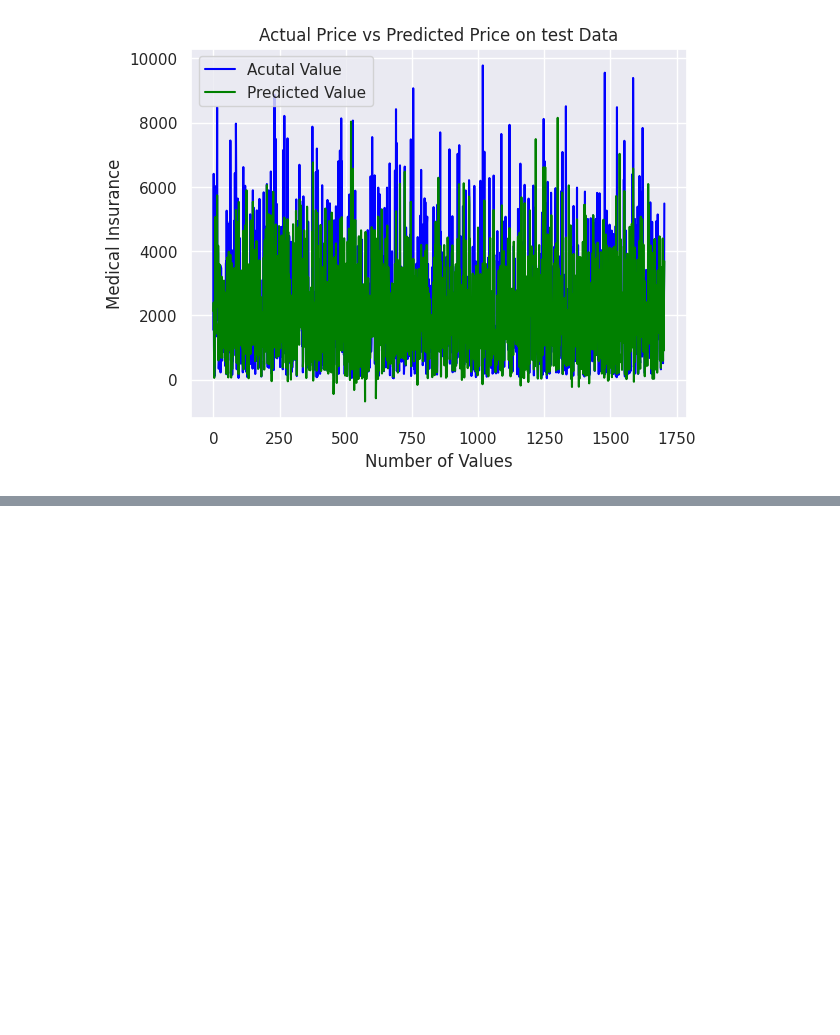
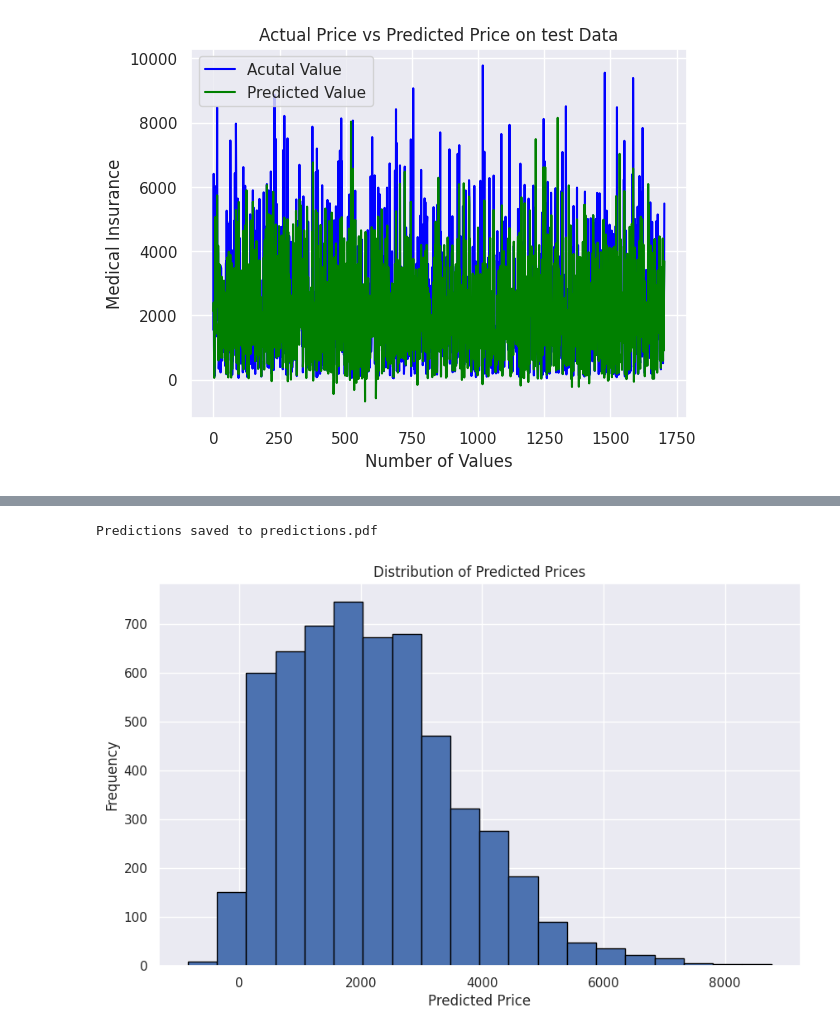
Before and after one commit to hkumi/Be12pp-simulation, a Jupyter notebook: Project_12__Big_Mart_Sales.ipynb, the cells around one changed output, grey strips where cells are left out. Saved outputs shown, nothing was run; the diff lists cells and outputs as text; code cells hidden in the pictures; blank space fills up the shorter version.

```diff
--- a/Project_12__Big_Mart_Sales.ipynb
+++ b/Project_12__Big_Mart_Sales.ipynb
@@ -433,0 +612,2 @@ plt.show()
+# %%
+test_data["Item_Identifier"] = encoder.fit_transform(test_data['Item_Identifier'])
@@ -433,0 +623,7 @@ plt.show()
+# %%
+test_data["Item_Fat_Content"] = encoder.fit_transform(test_data['Item_Fat_Content'])
+test_data["Item_Type"] = encoder.fit_transform(test_data['Item_Type'])
+test_data["Outlet_Identifier"] = encoder.fit_transform(test_data['Outlet_Identifier'])
+test_data["Outlet_Size"] = encoder.fit_transform(test_data['Outlet_Size'])
+test_data["Outlet_Location_Type"] = encoder.fit_transform(test_data['Outlet_Location_Type'])
+test_data["Outlet_Type"] = encoder.fit_transform(test_data['Outlet_Type'])
@@ -433,0 +639,64 @@ plt.show()
+# %%
+
+
+
+# Drop the 'Class' column (target column) to get only the features
+input_data = test_data.values  # Use only features for prediction
+
+# Make predictions for each instance
+predictions = []
+
+for row in input_data:
+    # Reshape each instance for the model
+    input_data_as_numpy_array = np.asarray(row).reshape(1, -1)
+
+    # Make a prediction
+    prediction = model.predict(input_data_as_numpy_array)
+
+    predictions.append(prediction[0])  # Append the actual prediction value, not 'price'
+
+# PDF Generation
+class PDF(FPDF):
+    def header(self):
+        self.set_font('Arial', 'B', 12)
+        self.cell(0, 10, 'BigMart Sales Predictions', 0, 1, 'C')
+
+    def footer(self):
+        self.set_y(-15)
+        self.set_font('Arial', 'I', 8)
+        self.cell(0, 10, f'Page {self.page_no()}', 0, 0, 'C')
+
+    def add_prediction(self, index, prediction):
+        self.set_font('Arial', '', 12)
+        self.cell(0, 10, f'{index + 1}. Predicted Price: ${prediction}', 0, 1)
+
+# Create a PDF object
+pdf = PDF()
+pdf.add_page()
+
+# Add predictions to the PDF
+for i, prediction in enumerate(predictions):
+    pdf.add_prediction(i, prediction)
+
+# Save the PDF file
+pdf_output_path = 'predictions.pdf'
+pdf.output(pdf_output_path)
+print(f"Predictions saved to {pdf_output_path}")
+# %% [output]
+Predictions saved to predictions.pdf
+# %%
+# Assuming `predictions` contains the predicted prices
+plt.figure(figsize=(10, 6))  # Adjust figure size if necessary
+
+# Create a histogram of predictions
+plt.hist(predictions, bins=20, color='b', edgecolor='black')
+
+# Adding title and labels
+plt.title('Distribution of Predicted Prices')
+plt.xlabel('Predicted Price')
+plt.ylabel('Frequency')
+
+# Show the plot
+plt.show()
+# %% [output]
+[figure, added]
```
Also changed, not shown: parts of 22 cells of this notebook.
